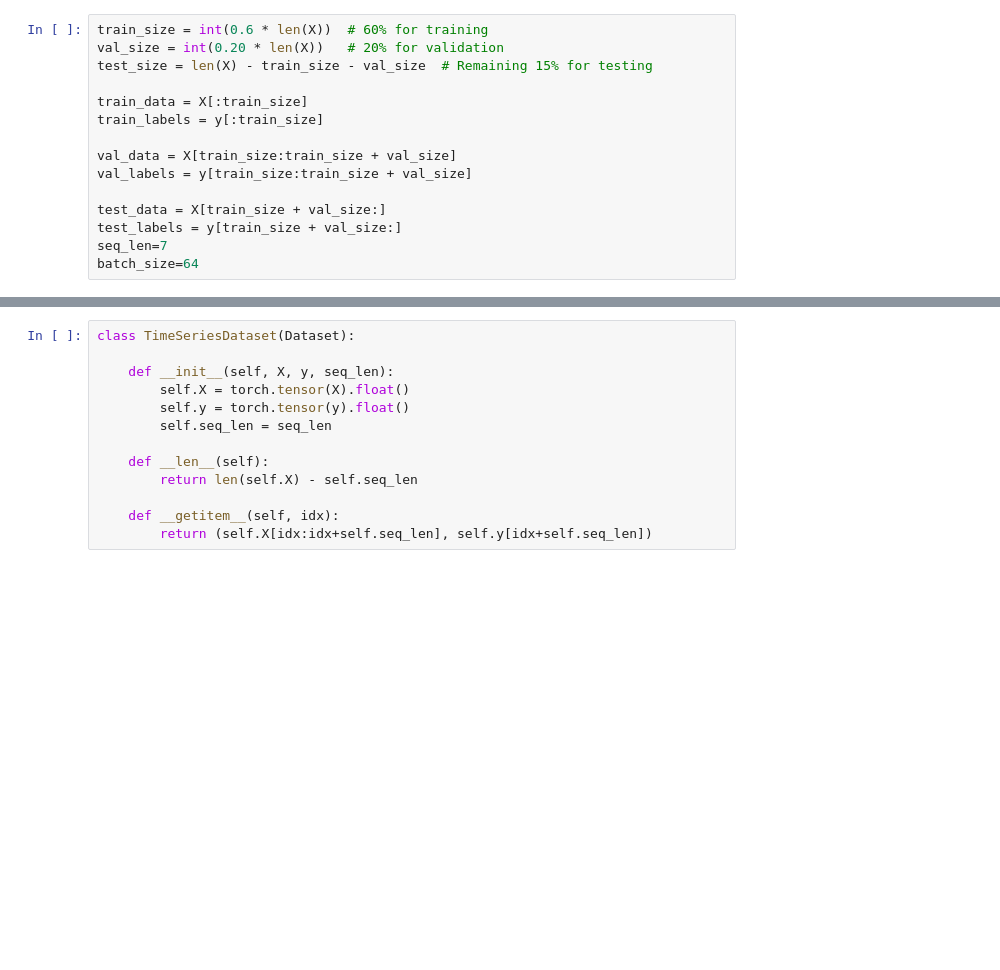
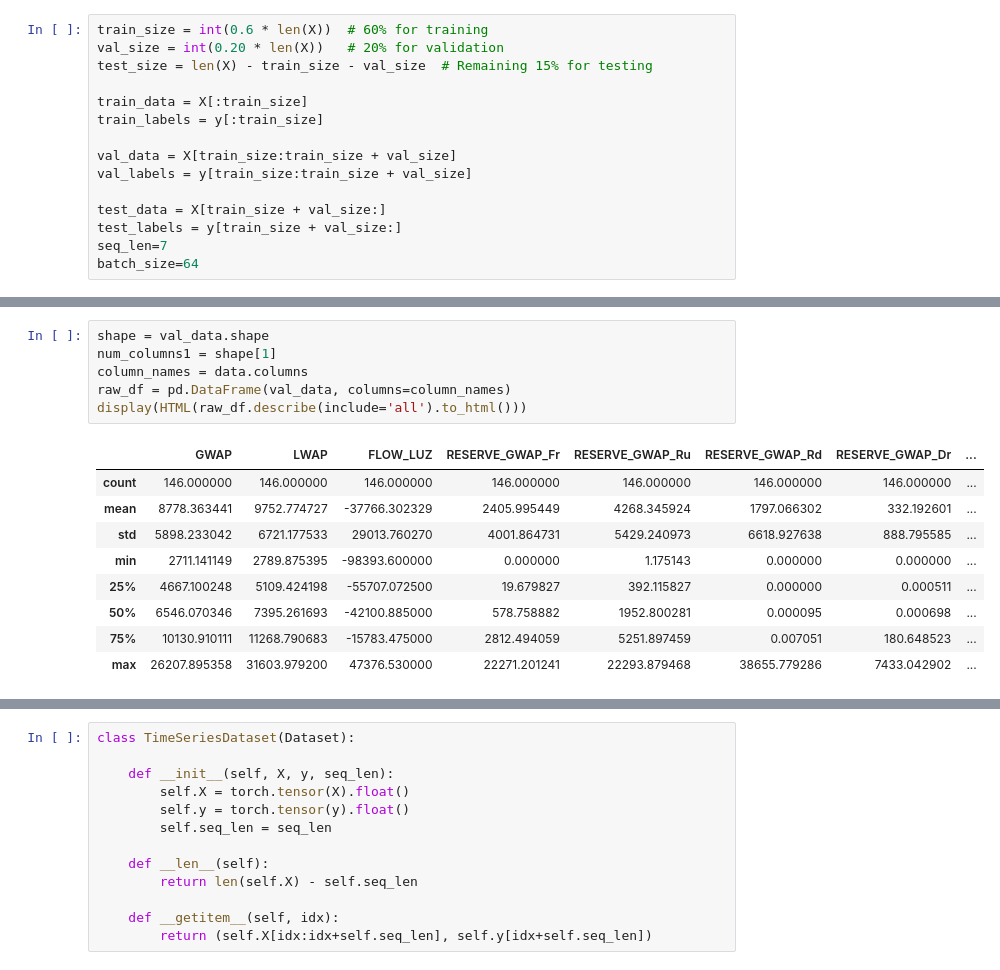
Before and after one commit to ladycelestia/thesis, a Jupyter notebook: test3.ipynb, the cells around one changed output, grey strips where cells are left out. Drawn from its saved outputs; the diff is of its cells as text; blank space fills up the shorter version.

```diff
--- a/test3.ipynb
+++ b/test3.ipynb
@@ -125,0 +139,16 @@ transformed_test_labels = pipeliney.transform(test_labels)
+# %%
+shape = val_data.shape
+num_columns1 = shape[1]
+column_names = data.columns
+raw_df = pd.DataFrame(val_data, columns=column_names)
+display(HTML(raw_df.describe(include='all').to_html()))
+# %% [output]
+|  | GWAP | LWAP | FLOW_LUZ | RESERVE_GWAP_Fr | RESERVE_GWAP_Ru | RESERVE_GWAP_Rd | RESERVE_GWAP_Dr | ... |
+| count | 146.000000 | 146.000000 | 146.000000 | 146.000000 | 146.000000 | 146.000000 | 146.000000 | ... |
+| mean | 8778.363441 | 9752.774727 | -37766.302329 | 2405.995449 | 4268.345924 | 1797.066302 | 332.192601 | ... |
+| std | 5898.233042 | 6721.177533 | 29013.760270 | 4001.864731 | 5429.240973 | 6618.927638 | 888.795585 | ... |
+| min | 2711.141149 | 2789.875395 | -98393.600000 | 0.000000 | 1.175143 | 0.000000 | 0.000000 | ... |
+| 25% | 4667.100248 | 5109.424198 | -55707.072500 | 19.679827 | 392.115827 | 0.000000 | 0.000511 | ... |
+| 50% | 6546.070346 | 7395.261693 | -42100.885000 | 578.758882 | 1952.800281 | 0.000095 | 0.000698 | ... |
+| 75% | 10130.910111 | 11268.790683 | -15783.475000 | 2812.494059 | 5251.897459 | 0.007051 | 180.648523 | ... |
+| max | 26207.895358 | 31603.979200 | 47376.530000 | 22271.201241 | 22293.879468 | 38655.779286 | 7433.042902 | ... |
```
Also changed, not shown: parts of 8 cells of this notebook.
